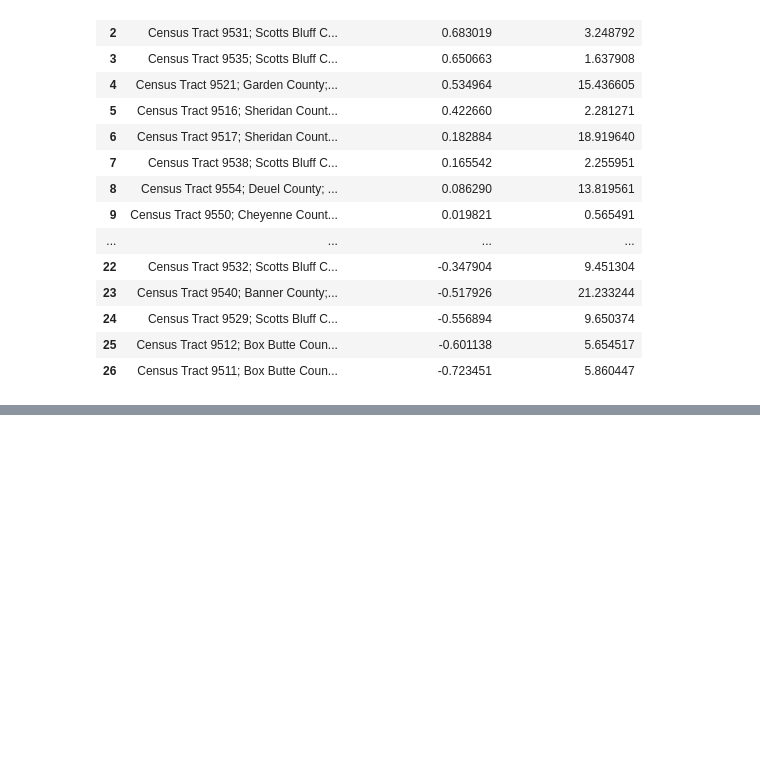
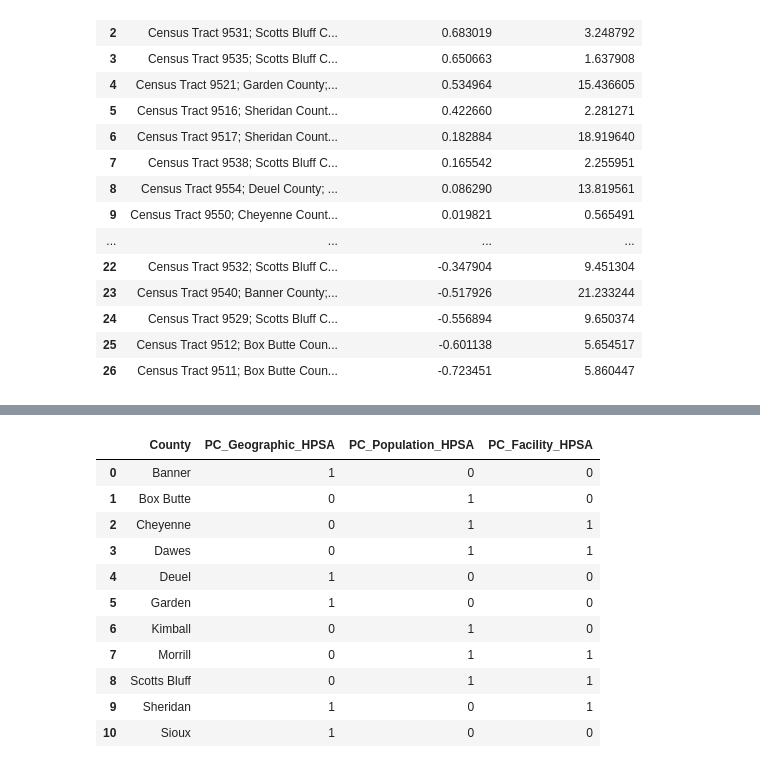
Before and after one commit to sck2189985/sand-canyon-project, a Jupyter notebook: Distance_calc_code.ipynb, the cells around one changed output, grey strips where cells are left out. Saved outputs shown, nothing was run; the diff lists cells and outputs as text; code cells hidden in the pictures; blank space fills up the shorter version.

```diff
--- a/Distance_calc_code.ipynb
+++ b/Distance_calc_code.ipynb
@@ -114,0 +191,26 @@ project_data.to_csv("Agg Data FINAL/Panhandle_Need_and_Access.csv",index=False)
+# %%
+# keeping only currently designated primary care HPSAs
+pc_active = pc_details[pc_details["Status"] == "Designated"].copy()
+# create separate indicators for each type of designation
+pc_active["Geographic"] = (pc_active["Category (Geographic / Population / Facility)"] == "Geographic").astype(int)
+pc_active["Population"] = (pc_active["Category (Geographic / Population / Facility)"] == "Population").astype(int)
+pc_active["Facility"] = (pc_active["Category (Geographic / Population / Facility)"] == "Facility").astype(int)
+
+# summarizing the indicators by county
+pc_flags = pc_active.groupby("County")[["Geographic", "Population", "Facility"]].max().reset_index()
+
+pc_flags = pc_flags.rename(columns={"Geographic": "PC_Geographic_HPSA","Population": "PC_Population_HPSA","Facility": "PC_Facility_HPSA"})
+display(pc_flags)
+# %% [output]
+|  | County | PC_Geographic_HPSA | PC_Population_HPSA | PC_Facility_HPSA |
+| 0 | Banner | 1 | 0 | 0 |
+| 1 | Box Butte | 0 | 1 | 0 |
+| 2 | Cheyenne | 0 | 1 | 1 |
+| 3 | Dawes | 0 | 1 | 1 |
+| 4 | Deuel | 1 | 0 | 0 |
+| 5 | Garden | 1 | 0 | 0 |
+| 6 | Kimball | 0 | 1 | 0 |
+| 7 | Morrill | 0 | 1 | 1 |
+| 8 | Scotts Bluff | 0 | 1 | 1 |
+| 9 | Sheridan | 1 | 0 | 1 |
+| 10 | Sioux | 1 | 0 | 0 |
```
Also changed, not shown: parts of 7 cells of this notebook, 2 other files.
